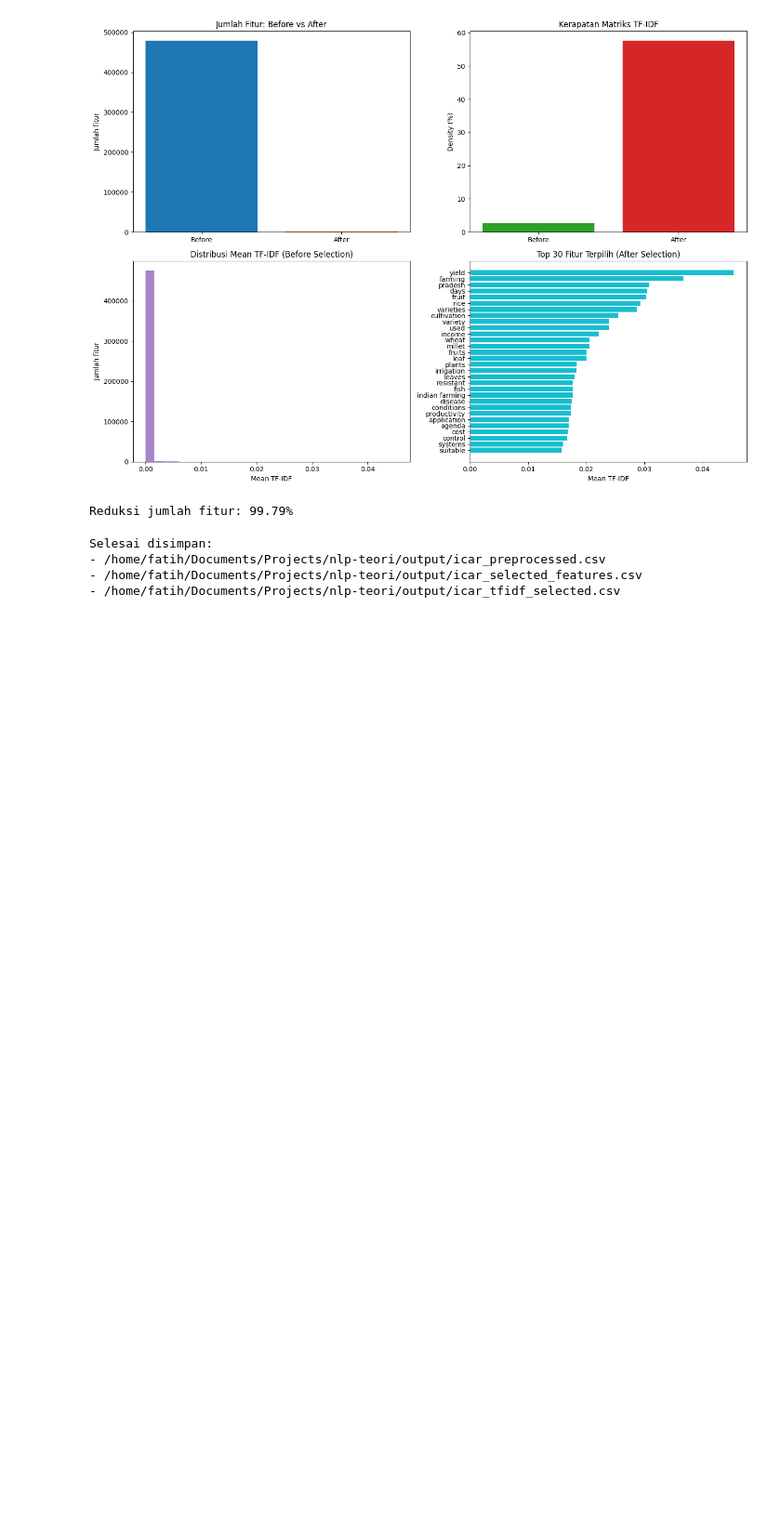
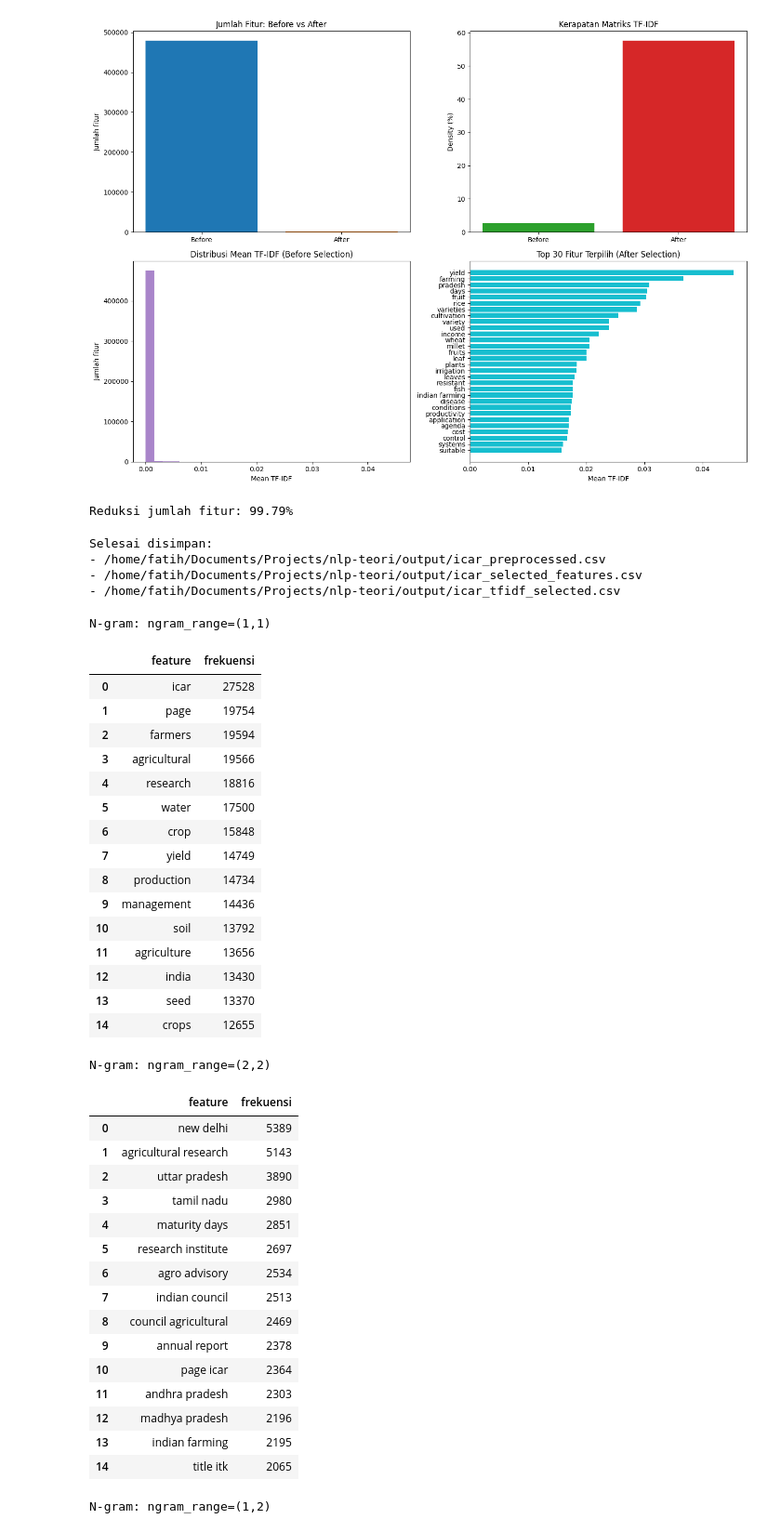
Before and after one commit to FatihHDR/agriculture-topic-modeling-nlp, a Jupyter notebook: preprocess_nlp.ipynb, the cells around one changed output. Shown at 93% size. Drawn from its saved outputs; the diff is of its cells as text; code cells hidden in the pictures; blank space fills up the shorter version.

```diff
--- a/preprocess_nlp.ipynb
+++ b/preprocess_nlp.ipynb
@@ -676,3 +676,72 @@ Selesai disimpan:
 - /home/fatih/Documents/Projects/nlp-teori/output/icar_preprocessed.csv
 - /home/fatih/Documents/Projects/nlp-teori/output/icar_selected_features.csv
 - /home/fatih/Documents/Projects/nlp-teori/output/icar_tfidf_selected.csv
+# %%
+from sklearn.feature_extraction.text import CountVectorizer
+import pandas as pd
+from IPython.display import display
+
+# Ekstraksi Frekuensi N-gram (Tabel Feature dan Frekuensi)
+df_prep = pd.read_csv("output/icar_preprocessed.csv")
+texts = df_prep["text_clean"].fillna("")
+
+def get_ngram_freq(texts, ngram_range, top_n=15):
+    vec = CountVectorizer(ngram_range=ngram_range)
+    X_counts = vec.fit_transform(texts)
+
+    # Hitung jumlah frekuensi masing-masing fitur
+    sum_words = X_counts.sum(axis=0)
+    words_freq = [(word, sum_words[0, idx]) for word, idx in vec.vocabulary_.items()]
+
+    # Sortir berdasarkan frekuensi tertinggi
+    words_freq = sorted(words_freq, key=lambda x: x[1], reverse=True)
+    df_freq = pd.DataFrame(words_freq[:top_n], columns=["feature", "frekuensi"])
+    return df_freq
+
+print("N-gram: ngram_range=(1,1)")
+df_1_1 = get_ngram_freq(texts, ngram_range=(1,1), top_n=15)
+display(df_1_1)
+
+print("\nN-gram: ngram_range=(2,2)")
+df_2_2 = get_ngram_freq(texts, ngram_range=(2,2), top_n=15)
+display(df_2_2)
+
+print("\nN-gram: ngram_range=(1,2)")
+df_1_2 = get_ngram_freq(texts, ngram_range=(1,2), top_n=15)
+display(df_1_2)
+# %% [output]
+N-gram: ngram_range=(1,1)
+|  | feature | frekuensi |
+| 0 | icar | 27528 |
+| 1 | page | 19754 |
+| 2 | farmers | 19594 |
+| 3 | agricultural | 19566 |
+| 4 | research | 18816 |
+| 5 | water | 17500 |
+| 6 | crop | 15848 |
+| 7 | yield | 14749 |
+| 8 | production | 14734 |
+| 9 | management | 14436 |
+| 10 | soil | 13792 |
+| 11 | agriculture | 13656 |
+| 12 | india | 13430 |
+| 13 | seed | 13370 |
+| 14 | crops | 12655 |
+N-gram: ngram_range=(2,2)
+|  | feature | frekuensi |
+| 0 | new delhi | 5389 |
+| 1 | agricultural research | 5143 |
+| 2 | uttar pradesh | 3890 |
+| 3 | tamil nadu | 2980 |
+| 4 | maturity days | 2851 |
+| 5 | research institute | 2697 |
+| 6 | agro advisory | 2534 |
+| 7 | indian council | 2513 |
+| 8 | council agricultural | 2469 |
+| 9 | annual report | 2378 |
+| 10 | page icar | 2364 |
+| 11 | andhra pradesh | 2303 |
+| 12 | madhya pradesh | 2196 |
+| 13 | indian farming | 2195 |
+| 14 | title itk | 2065 |
+N-gram: ngram_range=(1,2)
```
Also changed, not shown: parts of 3 cells of this notebook.
